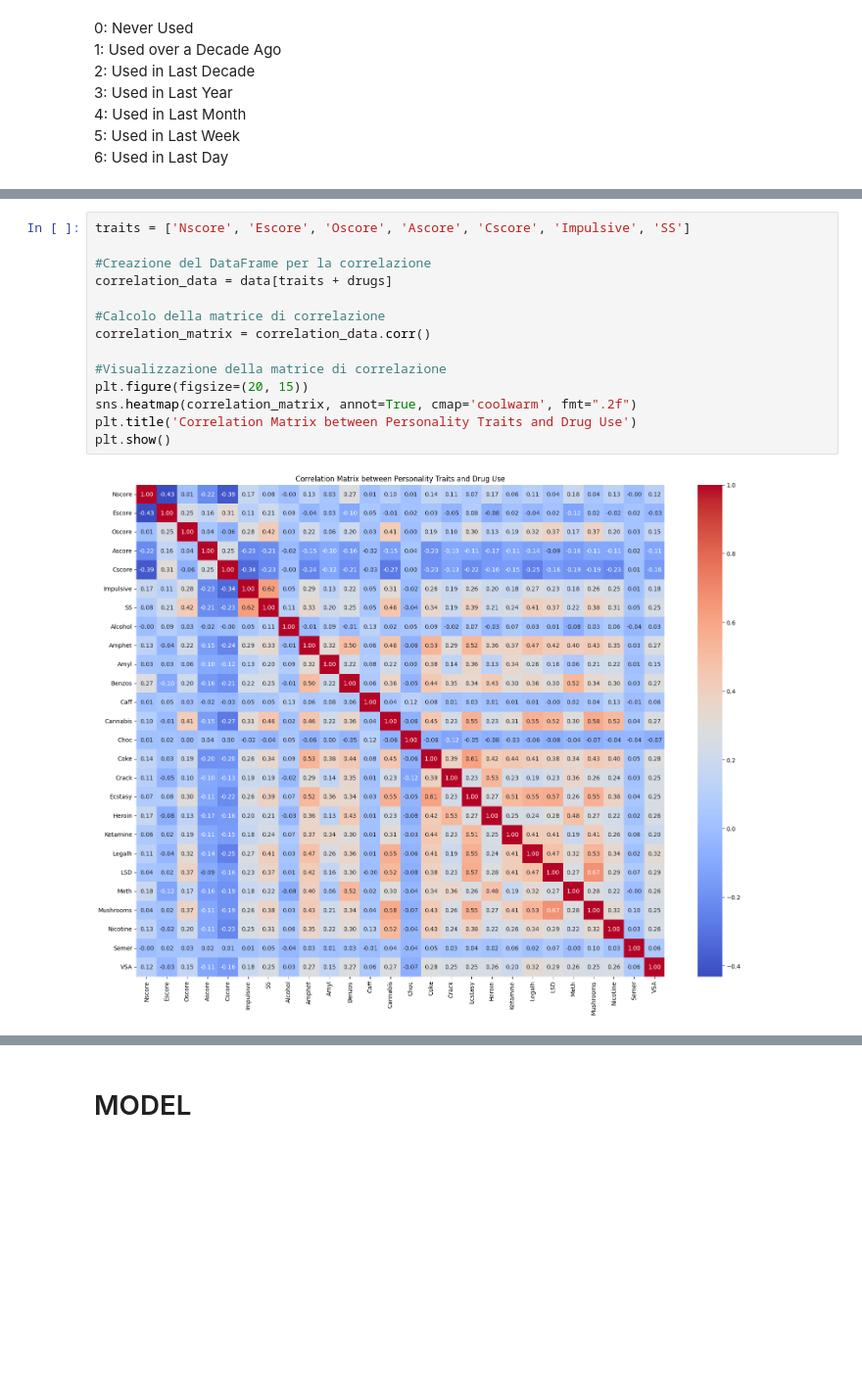
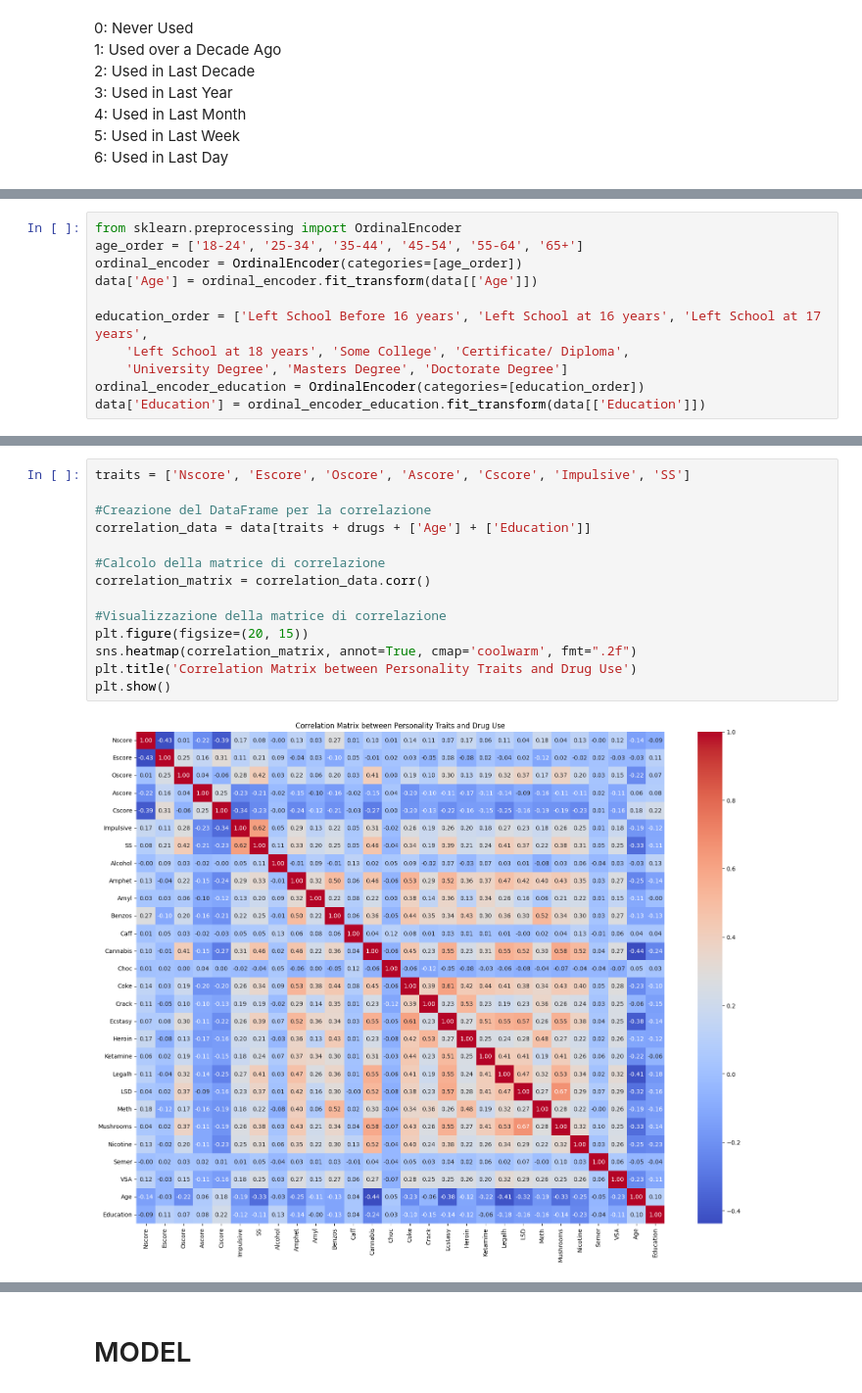
Before and after one commit to LosaLosSantos/Social-Research-Project, a Jupyter notebook: analysis.ipynb, the cells around one changed output, grey strips where cells are left out. Shown at 98% size. Cells and saved outputs as stored; diff of their text form; blank space fills up the shorter version.

```diff
--- a/analysis.ipynb
+++ b/analysis.ipynb
@@ -370,0 +387,11 @@ plt.show()
+# %%
+from sklearn.preprocessing import OrdinalEncoder
+age_order = ['18-24', '25-34', '35-44', '45-54', '55-64', '65+']
+ordinal_encoder = OrdinalEncoder(categories=[age_order])
+data['Age'] = ordinal_encoder.fit_transform(data[['Age']])
+
+education_order = ['Left School Before 16 years', 'Left School at 16 years', 'Left School at 17 years',
+    'Left School at 18 years', 'Some College', 'Certificate/ Diploma',
+    'University Degree', 'Masters Degree', 'Doctorate Degree']
+ordinal_encoder_education = OrdinalEncoder(categories=[education_order])
+data['Education'] = ordinal_encoder_education.fit_transform(data[['Education']])
@@ -371,19 +414,19 @@ plt.show()
 # %%
 traits = ['Nscore', 'Escore', 'Oscore', 'Ascore', 'Cscore', 'Impulsive', 'SS']
 
 #Creazione del DataFrame per la correlazione
-correlation_data = data[traits + drugs]
+correlation_data = data[traits + drugs + ['Age'] + ['Education']]
 
 #Calcolo della matrice di correlazione
 correlation_matrix = correlation_data.corr()
 
 #Visualizzazione della matrice di correlazione
 plt.figure(figsize=(20, 15))
 sns.heatmap(correlation_matrix, annot=True, cmap='coolwarm', fmt=".2f")
 plt.title('Correlation Matrix between Personality Traits and Drug Use')
 plt.show()
 # %% [output]
-[figure, old version]
+[figure, new version]
 # %% [markdown]
 **Principal Results**
 
```
Also changed, not shown: parts of 45 cells of this notebook.
